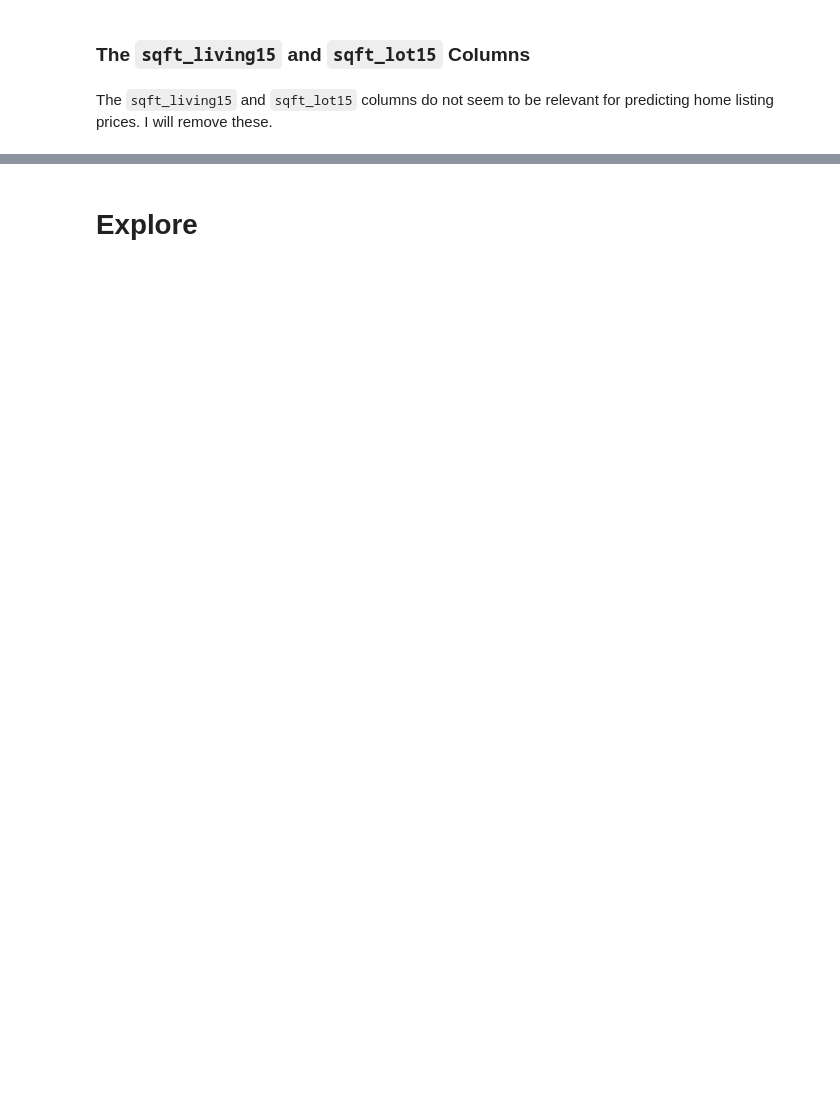
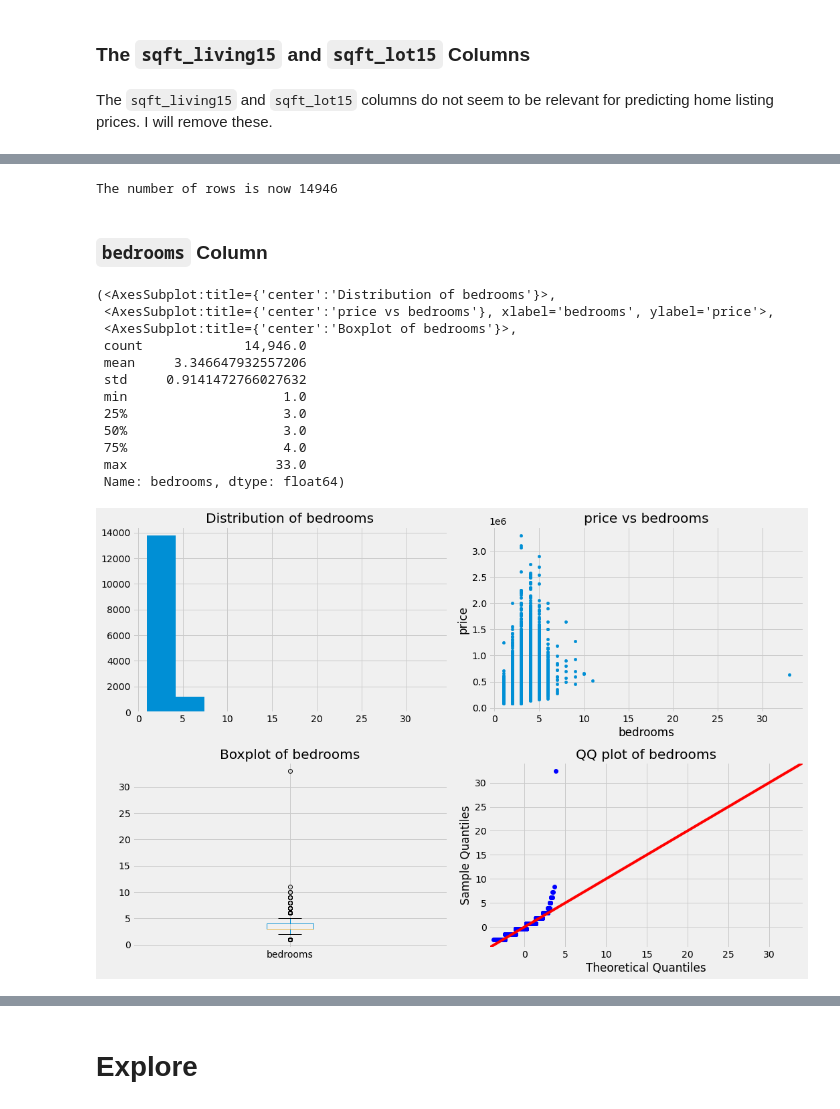
Before and after one commit to bentson1187/dsc-phase-2-project, a Jupyter notebook: Bentson, Brian Phase 2 Project.ipynb, the cells around one changed output, grey strips where cells are left out. Cells and saved outputs as stored; diff of their text form; code cells hidden in the pictures; blank space fills up the shorter version.

```diff
--- a/Bentson, Brian Phase 2 Project.ipynb
+++ b/Bentson, Brian Phase 2 Project.ipynb
@@ -697,0 +747,31 @@ Index(['id', 'date', 'price', 'bedrooms', 'bathrooms', 'sqft_living',
+# %%
+#remove outliers based off iqr
+q25 = df_scrub['sqft_living'].quantile(0.25)
+q75 = df_scrub['sqft_living'].quantile(0.75)
+iqr = q75-q25
+upper_thresh = q75 + 1.5*iqr
+lower_thresh = q25 - 1.5*iqr
+df_scrub = df_scrub.loc[(df_scrub['sqft_living'] > lower_thresh) &
+                            (df_scrub['sqft_living'] < upper_thresh)]
+print(f'The number of rows is now {len(df_scrub)}')
+# %% [output]
+The number of rows is now 14946
+# %% [markdown]
+### `bedrooms` Column
+# %%
+#look at plots
+get_plots(df_scrub, 'bedrooms',outlier='none')
+# %% [output]
+(<AxesSubplot:title={'center':'Distribution of bedrooms'}>,
+ <AxesSubplot:title={'center':'price vs bedrooms'}, xlabel='bedrooms', ylabel='price'>,
+ <AxesSubplot:title={'center':'Boxplot of bedrooms'}>,
+ count             14,946.0
+ mean     3.346647932557206
+ std     0.9141472766027632
+ min                    1.0
+ 25%                    3.0
+ 50%                    3.0
+ 75%                    4.0
+ max                   33.0
+ Name: bedrooms, dtype: float64)
+[figure, added]
```
Also changed, not shown: parts of 119 cells of this notebook.
